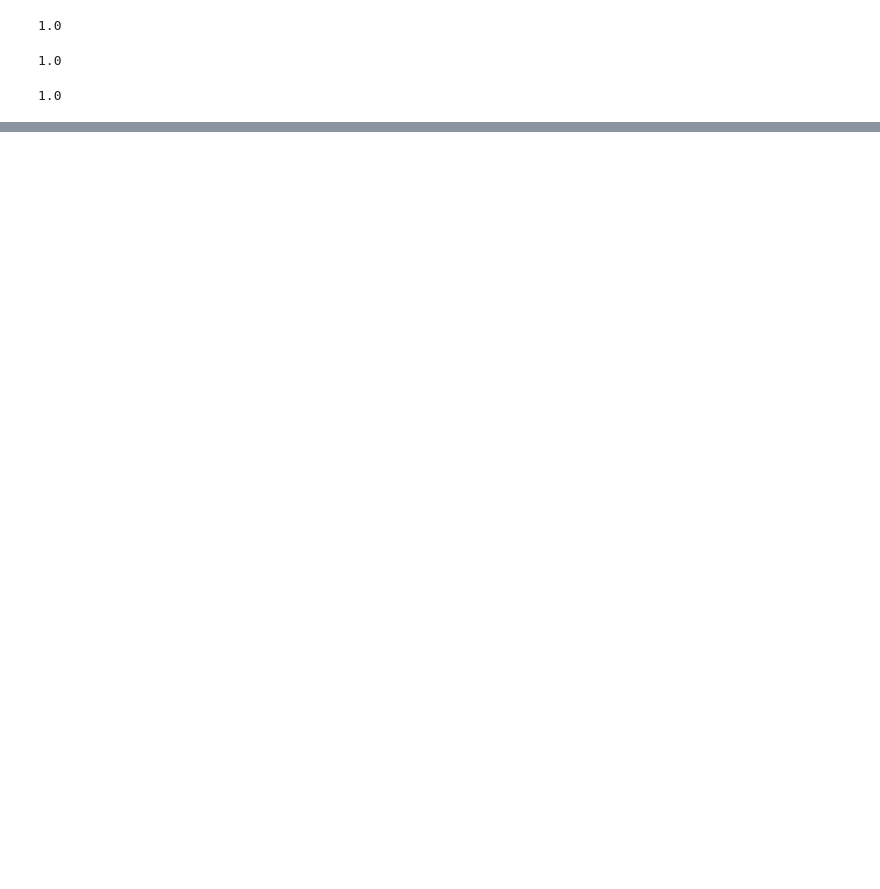
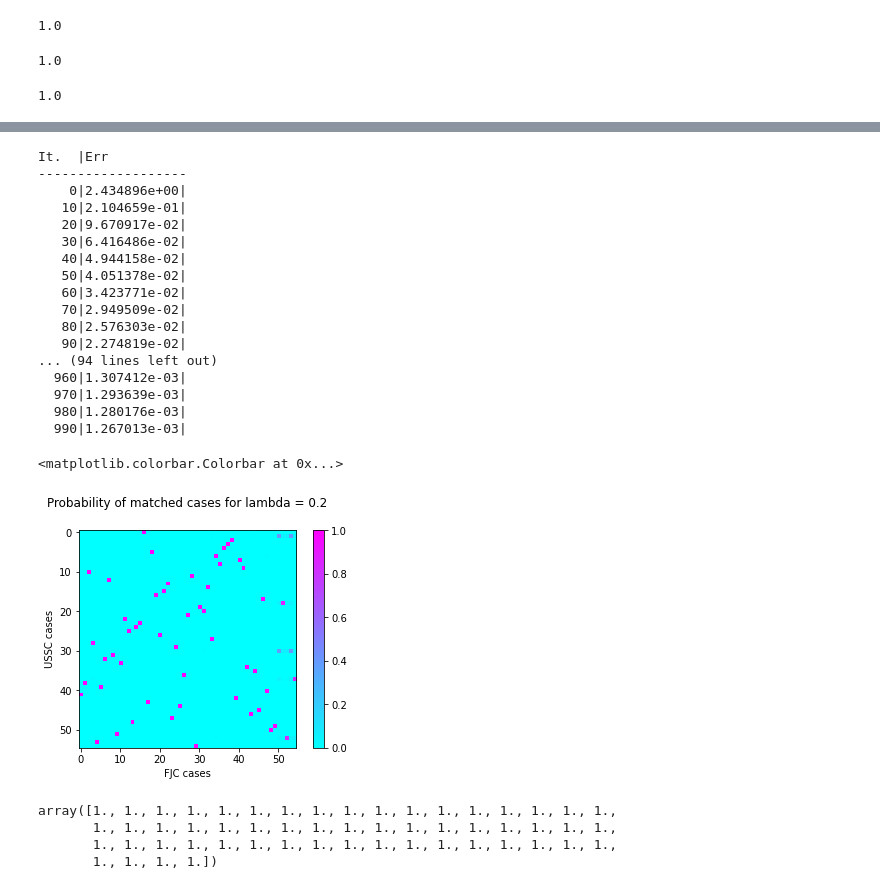
Before and after one commit to shiramichel/just-fair, a Jupyter notebook: OT_2.ipynb, the cells around one changed output, grey strips where cells are left out. Saved outputs shown, nothing was run; the diff lists cells and outputs as text; code cells hidden in the pictures; blank space fills up the shorter version.

```diff
--- a/OT_2.ipynb
+++ b/OT_2.ipynb
@@ -677,0 +783,38 @@ plt.show()
+# %%
+a = np.ones(55)
+b= np.ones(55)
+M = cost_matrix_55
+lambd = 2e-1
+e1_55_u = ot.sinkhorn(a, b, M, lambd, verbose=True)
+plt.imshow(e1_55_u, cmap='cool', interpolation='nearest', vmin=0, vmax=1)
+plt.xlabel('FJC cases')
+plt.ylabel('USSC cases')
+plt.title('Probability of matched cases for lambda = 0.2', y = 1.08)
+plt.colorbar()
+# %% [output]
+It.  |Err
+-------------------
+    0|2.434896e+00|
+   10|2.104659e-01|
+   20|9.670917e-02|
+   30|6.416486e-02|
+   40|4.944158e-02|
+   50|4.051378e-02|
+   60|3.423771e-02|
+   70|2.949509e-02|
+   80|2.576303e-02|
+   90|2.274819e-02|
+... (94 lines left out)
+  960|1.307412e-03|
+  970|1.293639e-03|
+  980|1.280176e-03|
+  990|1.267013e-03|
+<matplotlib.colorbar.Colorbar at 0x...>
+[figure, added]
+# %%
+np.array(e1_55_u).sum(axis=1)
+# %% [output]
+array([1., 1., 1., 1., 1., 1., 1., 1., 1., 1., 1., 1., 1., 1., 1., 1., 1.,
+       1., 1., 1., 1., 1., 1., 1., 1., 1., 1., 1., 1., 1., 1., 1., 1., 1.,
+       1., 1., 1., 1., 1., 1., 1., 1., 1., 1., 1., 1., 1., 1., 1., 1., 1.,
+       1., 1., 1., 1.])
```
Also changed, not shown: parts of 67 cells of this notebook.
